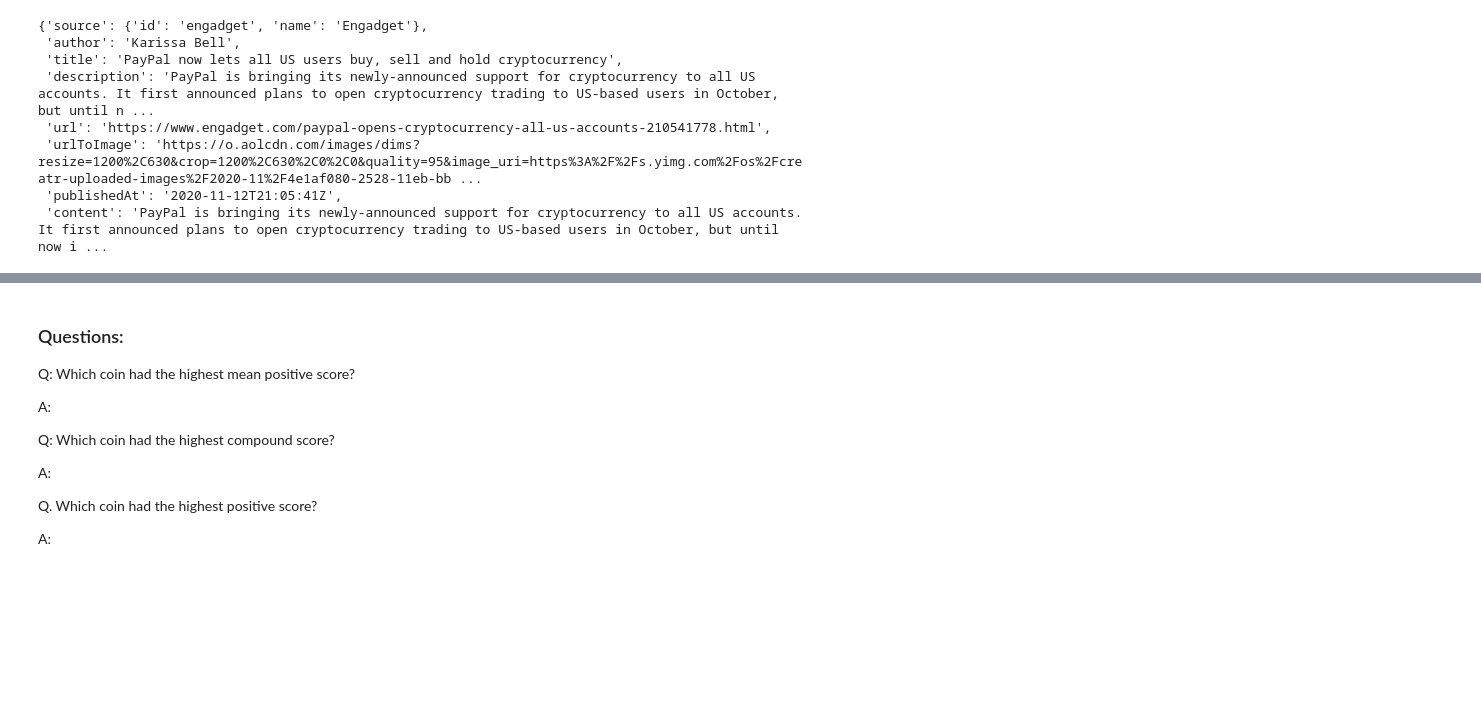
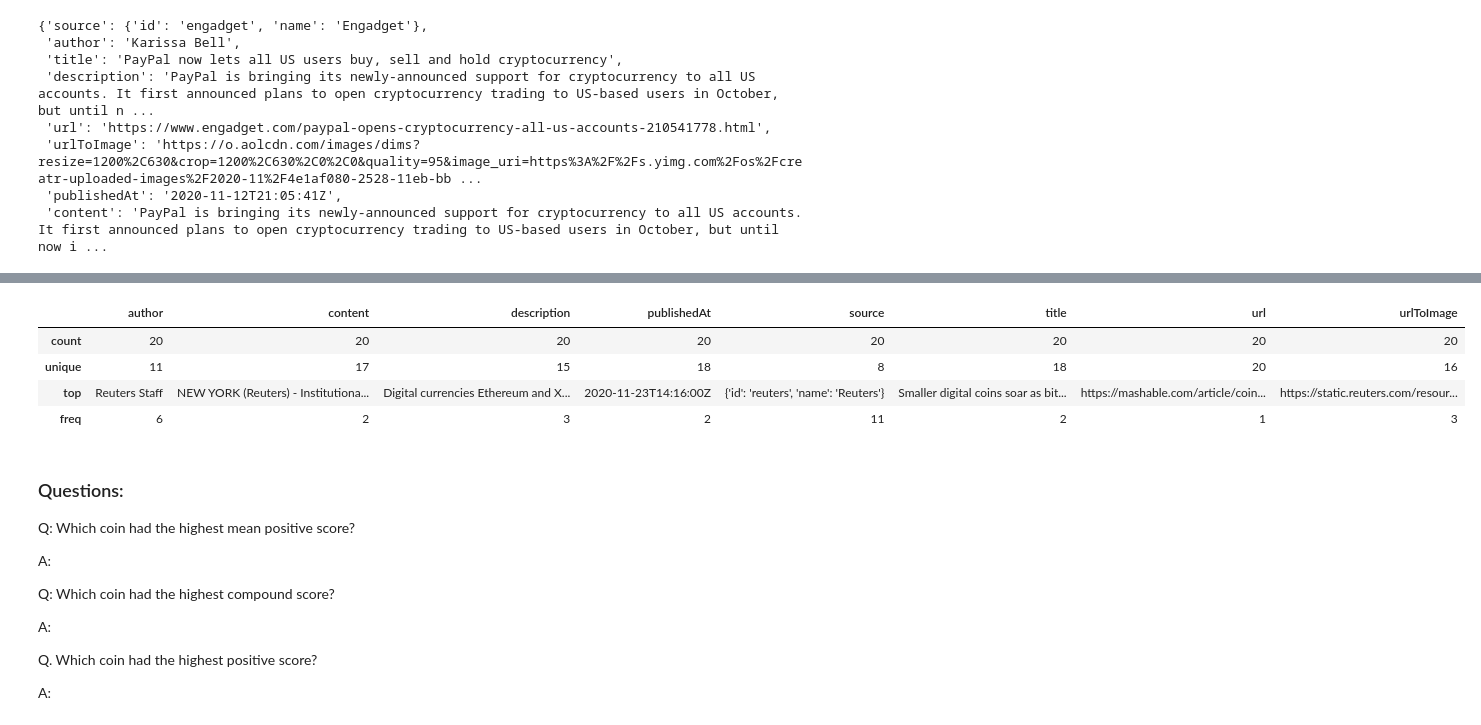
Before and after one commit to campbell8081/Unit12-NLP, a Jupyter notebook: crypto_sentiment.ipynb, the cells around one changed output, grey strips where cells are left out. Saved outputs shown, nothing was run; the diff lists cells and outputs as text; code cells hidden in the pictures; blank space fills up the shorter version.

```diff
--- a/crypto_sentiment.ipynb
+++ b/crypto_sentiment.ipynb
@@ -94,6 +100,12 @@ etc_df.head()
 # %%
 # Describe the Ethereum Sentiment
-# YOUR CODE HERE!
+etc_df.describe()
+# %% [output]
+|  | author | content | description | publishedAt | source | title | url | urlToImage |
+| count | 20 | 20 | 20 | 20 | 20 | 20 | 20 | 20 |
+| unique | 11 | 17 | 15 | 18 | 8 | 18 | 20 | 16 |
+| top | Reuters Staff | NEW YORK (Reuters) - Institutiona... | Digital currencies Ethereum and X... | 2020-11-23T14:16:00Z | {'id': 'reuters', 'name': 'Reuters'} | Smaller digital coins soar as bit... | https://mashable.com/article/coin... | https://static.reuters.com/resour... |
+| freq | 6 | 2 | 3 | 2 | 11 | 2 | 1 | 3 |
 # %% [markdown]
 ### Questions:
 
```
Also changed, not shown: parts of 1 cell of this notebook.
